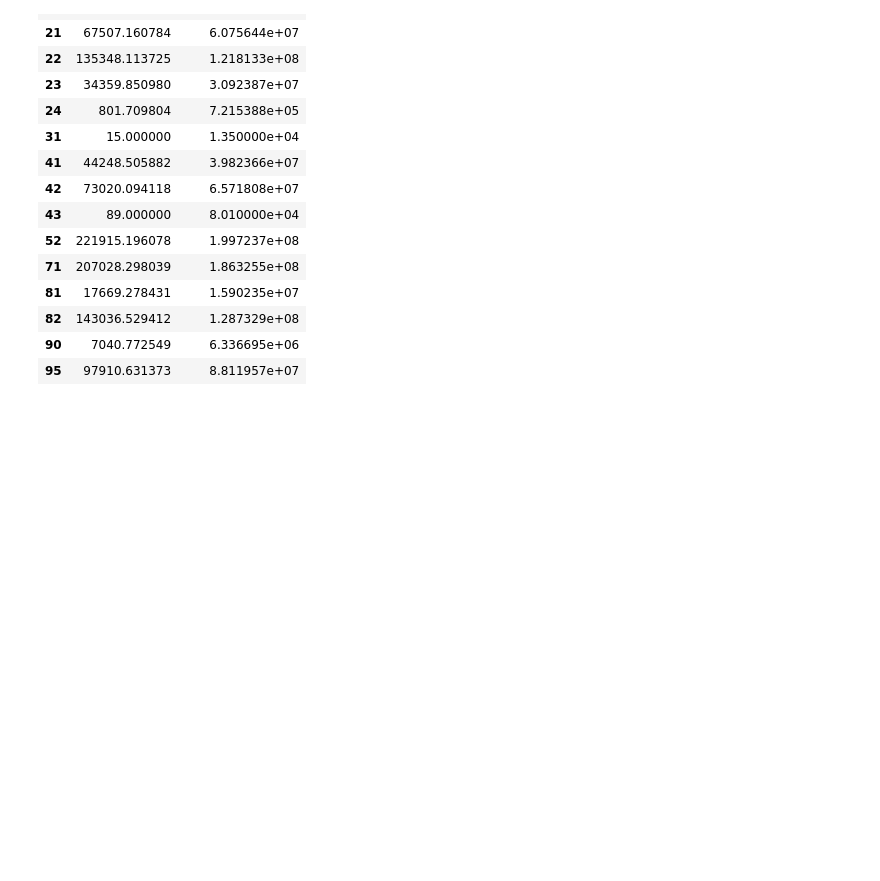
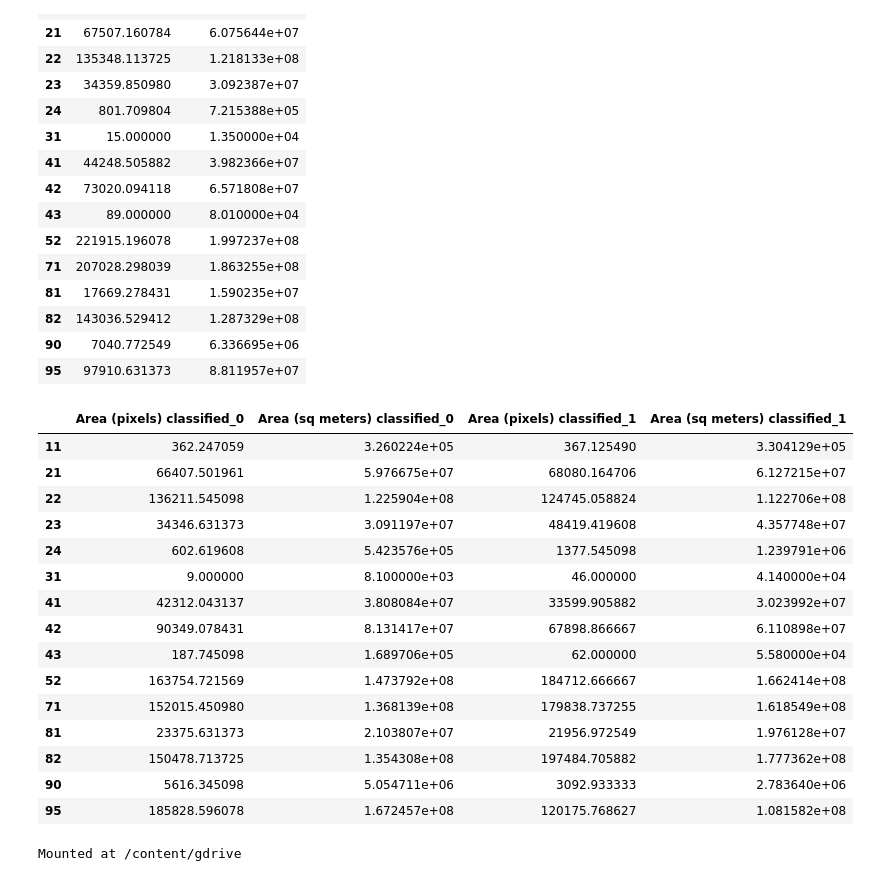
Before and after one commit to kevinworthington/geospatial_colab, a Jupyter notebook: google_earth_engine_supervised_classification.ipynb, the cells around one changed output. Cells and saved outputs as stored; diff of their text form; code cells hidden in the pictures; blank space fills up the shorter version.

```diff
--- a/google_earth_engine_supervised_classification.ipynb
+++ b/google_earth_engine_supervised_classification.ipynb
@@ -337,3 +335,70 @@ df
 | 82 | 143036.529412 | 1.287329e+08 |
 | 90 | 7040.772549 | 6.336695e+06 |
 | 95 | 97910.631373 | 8.811957e+07 |
+# %%
+# put it all together to generate an exportable dataframe
+date_ranges=[["2017-01-01", "2017-12-31"],["2018-01-01", "2018-12-31"]]
+dataframes=[]
+
+
+def classify_multiple_date_ranges(range,title):
+  # Load the Landsat data within our classify bounds
+  temp_image = (
+      ee.ImageCollection("LANDSAT/LC08/C02/T1_L2")
+      .filterBounds(classify_bounds)
+      .filterDate(range[0], range[1])
+      .sort("CLOUD_COVER")
+      .select("SR_B[1-7]")
+  ).reduce(ee.Reducer.median())
+
+  temp_result = temp_image.select(bands).classify(trained)
+
+
+  class_values = temp_result.reduceRegion(
+      reducer=ee.Reducer.frequencyHistogram(),
+      geometry=classify_bounds,
+      scale=30  # Adjust scale as needed
+  ).get('classification').getInfo()
+
+  # Convert the dictionary to a DataFrame
+  df = pd.DataFrame.from_dict(class_values, orient='index', columns=['Area (pixels) '+title])
+
+  # Calculate area in square meters (assuming 30m resolution)
+  df['Area (sq meters) '+title] = df['Area (pixels) '+title] * 30 * 30
+  dataframes.append(df)
+
+
+
+for id, d in enumerate(date_ranges):
+  classify_multiple_date_ranges(d,"classified_"+str(id))
+
+all_dataframes = pd.concat(dataframes, axis=1)
+# %%
+all_dataframes
+# %% [output]
+|  | Area (pixels) classified_0 | Area (sq meters) classified_0 | Area (pixels) classified_1 | Area (sq meters) classified_1 |
+| 11 | 362.247059 | 3.260224e+05 | 367.125490 | 3.304129e+05 |
+| 21 | 66407.501961 | 5.976675e+07 | 68080.164706 | 6.127215e+07 |
+| 22 | 136211.545098 | 1.225904e+08 | 124745.058824 | 1.122706e+08 |
+| 23 | 34346.631373 | 3.091197e+07 | 48419.419608 | 4.357748e+07 |
+| 24 | 602.619608 | 5.423576e+05 | 1377.545098 | 1.239791e+06 |
+| 31 | 9.000000 | 8.100000e+03 | 46.000000 | 4.140000e+04 |
+| 41 | 42312.043137 | 3.808084e+07 | 33599.905882 | 3.023992e+07 |
+| 42 | 90349.078431 | 8.131417e+07 | 67898.866667 | 6.110898e+07 |
+| 43 | 187.745098 | 1.689706e+05 | 62.000000 | 5.580000e+04 |
+| 52 | 163754.721569 | 1.473792e+08 | 184712.666667 | 1.662414e+08 |
+| 71 | 152015.450980 | 1.368139e+08 | 179838.737255 | 1.618549e+08 |
+| 81 | 23375.631373 | 2.103807e+07 | 21956.972549 | 1.976128e+07 |
+| 82 | 150478.713725 | 1.354308e+08 | 197484.705882 | 1.777362e+08 |
+| 90 | 5616.345098 | 5.054711e+06 | 3092.933333 | 2.783640e+06 |
+| 95 | 185828.596078 | 1.672457e+08 | 120175.768627 | 1.081582e+08 |
+# %%
+# export the data
+from google.colab import drive
+drive.mount('/content/gdrive')
+
+all_dataframes.to_csv('/content/gdrive/My Drive/output.csv')
+#then unmount the drive
+drive.flush_and_unmount()
+# %% [output]
+Mounted at /content/gdrive
```
Also changed, not shown: parts of 3 cells of this notebook.
